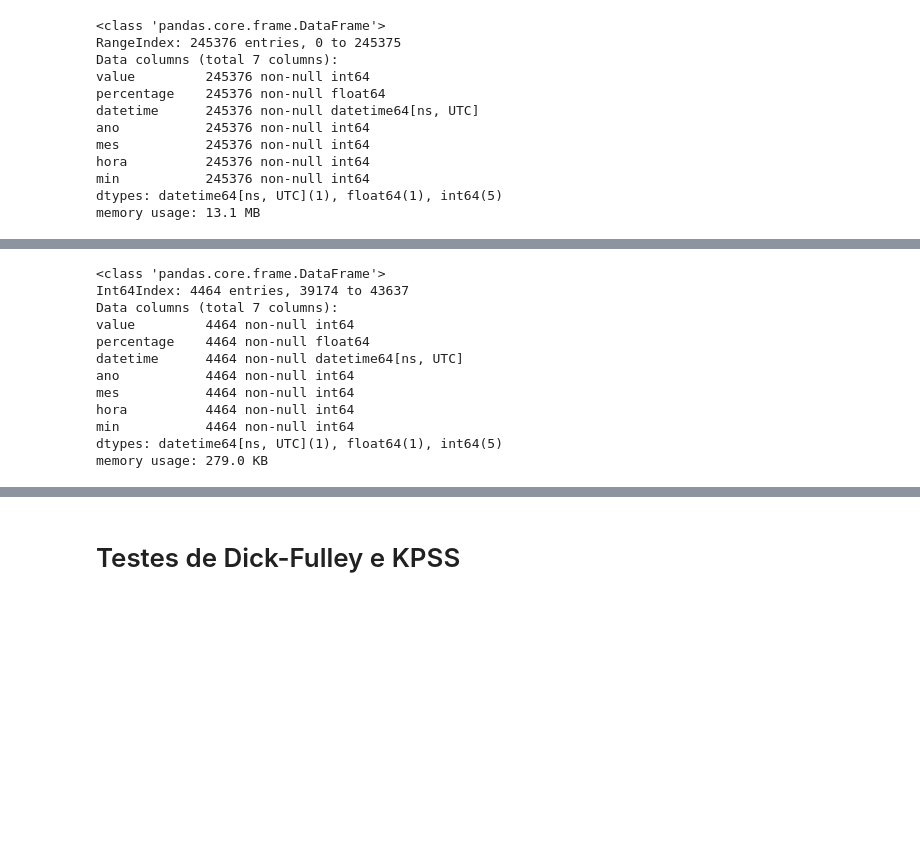
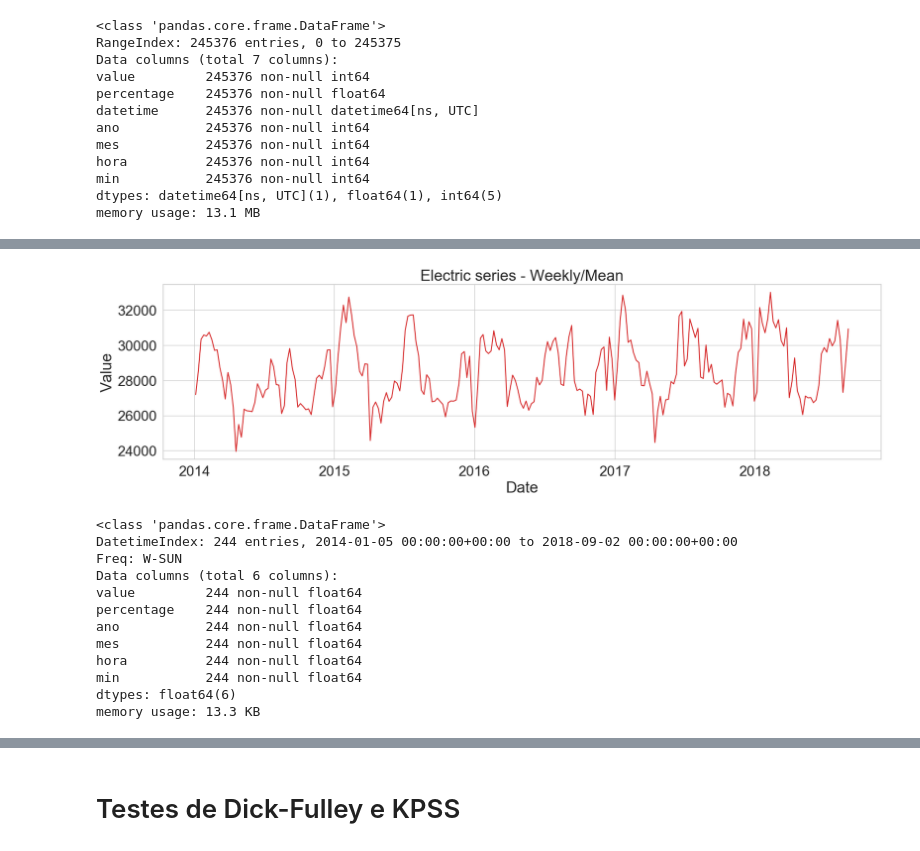
Before and after one commit to marcosvilela/modelagem-analitica-20.3, a Jupyter notebook: source/Marcos/Marcos_Analise_Exploratoria.ipynb, the cells around one changed output, grey strips where cells are left out. Cells and saved outputs as stored; diff of their text form; code cells hidden in the pictures; blank space fills up the shorter version.

```diff
--- a/source/Marcos/Marcos_Analise_Exploratoria.ipynb
+++ b/source/Marcos/Marcos_Analise_Exploratoria.ipynb
@@ -73,15 +191,17 @@ plot_df(data_abriged, x=data_abriged.datetime, y=data_abriged.value, title="Elec
-# %%
-data_abriged_oct.info()
-# %% [output]
-<class 'pandas.core.frame.DataFrame'>
-Int64Index: 4464 entries, 39174 to 43637
-Data columns (total 7 columns):
-value         4464 non-null int64
-percentage    4464 non-null float64
-datetime      4464 non-null datetime64[ns, UTC]
-ano           4464 non-null int64
-mes           4464 non-null int64
-hora          4464 non-null int64
-min           4464 non-null int64
-dtypes: datetime64[ns, UTC](1), float64(1), int64(5)
-memory usage: 279.0 KB
+# %%
+plot_df(weekly_m, x=weekly_m.index, y=weekly_m.value, title="Electric series - Weekly/Mean")
+weekly_m.info()
+# %% [output]
+[figure, added]
+<class 'pandas.core.frame.DataFrame'>
+DatetimeIndex: 244 entries, 2014-01-05 00:00:00+00:00 to 2018-09-02 00:00:00+00:00
+Freq: W-SUN
+Data columns (total 6 columns):
+value         244 non-null float64
+percentage    244 non-null float64
+ano           244 non-null float64
+mes           244 non-null float64
+hora          244 non-null float64
+min           244 non-null float64
+dtypes: float64(6)
+memory usage: 13.3 KB
```
Also changed, not shown: parts of 27 cells of this notebook.
